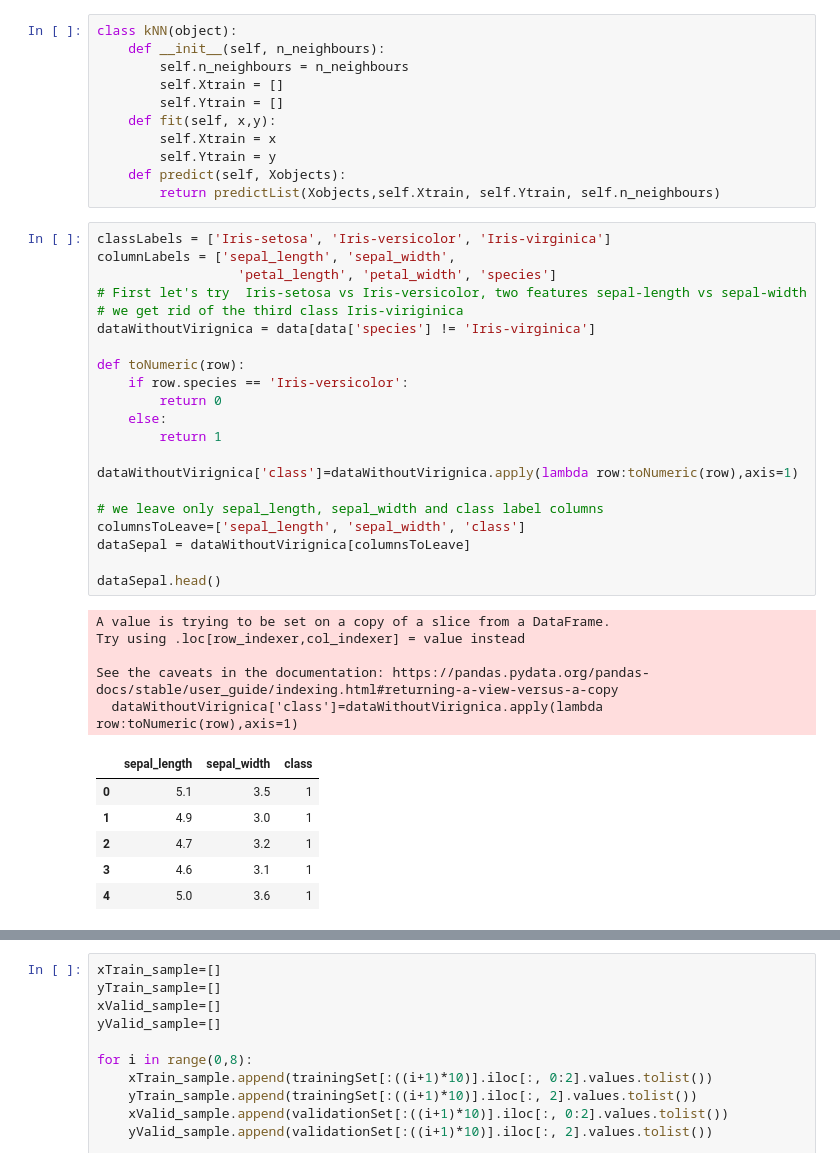
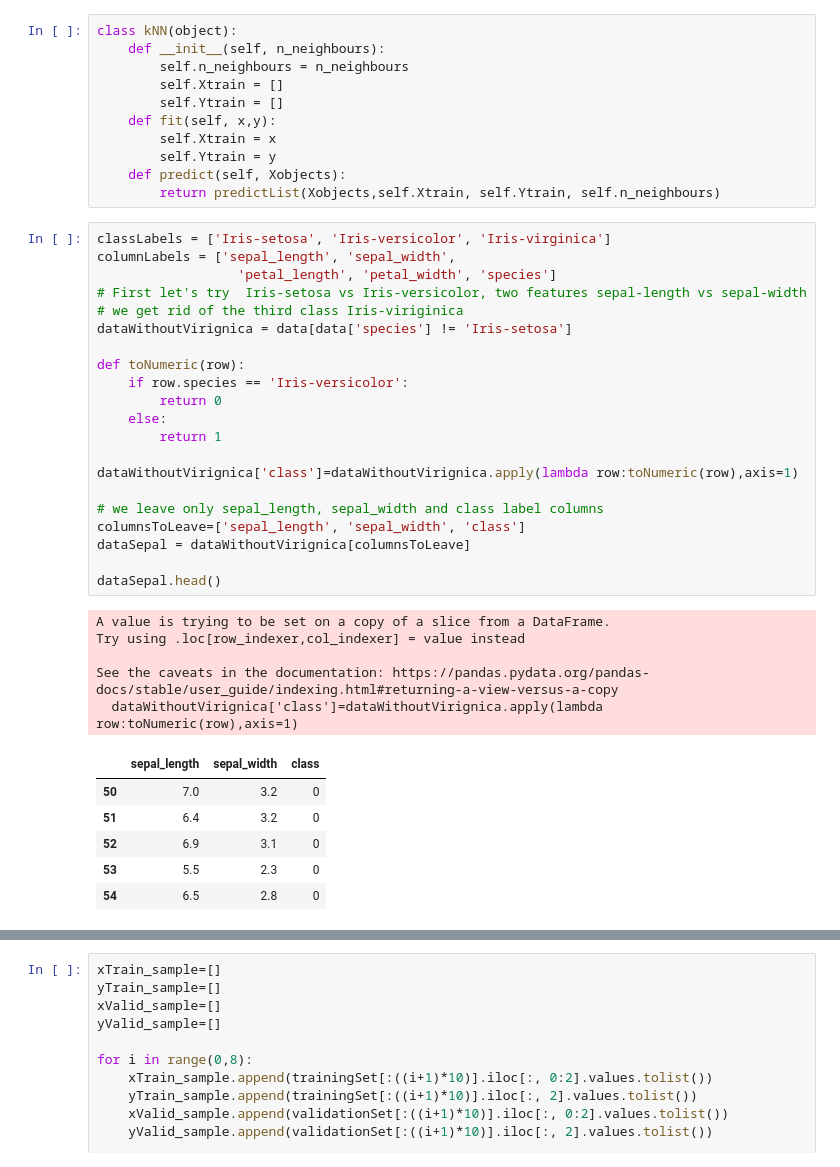
Before and after one commit to kmiec96/Modern-data-science, a Jupyter notebook: ML2021_set1.ipynb, the cells around one changed output, grey strips where cells are left out. Saved outputs shown, nothing was run; the diff lists cells and outputs as text.

```diff
--- a/ML2021_set1.ipynb
+++ b/ML2021_set1.ipynb
@@ -256,36 +256,36 @@ class kNN(object):
 # %%
 classLabels = ['Iris-setosa', 'Iris-versicolor', 'Iris-virginica']
 columnLabels = ['sepal_length', 'sepal_width',
                   'petal_length', 'petal_width', 'species']
 # First let's try  Iris-setosa vs Iris-versicolor, two features sepal-length vs sepal-width
 # we get rid of the third class Iris-viriginica
-dataWithoutVirignica = data[data['species'] != 'Iris-virginica']
+dataWithoutVirignica = data[data['species'] != 'Iris-setosa']
 
 def toNumeric(row):
     if row.species == 'Iris-versicolor':
         return 0
     else:
         return 1
 
 dataWithoutVirignica['class']=dataWithoutVirignica.apply(lambda row:toNumeric(row),axis=1)
 
 # we leave only sepal_length, sepal_width and class label columns
 columnsToLeave=['sepal_length', 'sepal_width', 'class']
 dataSepal = dataWithoutVirignica[columnsToLeave]
 
 dataSepal.head()
 # %% [output]
 A value is trying to be set on a copy of a slice from a DataFrame.
 Try using .loc[row_indexer,col_indexer] = value instead
 
 See the caveats in the documentation: https://pandas.pydata.org/pandas-docs/stable/user_guide/indexing.html#returning-a-view-versus-a-copy
   dataWithoutVirignica['class']=dataWithoutVirignica.apply(lambda row:toNumeric(row),axis=1)
 |  | sepal_length | sepal_width | class |
-| 0 | 5.1 | 3.5 | 1 |
-| 1 | 4.9 | 3.0 | 1 |
-| 2 | 4.7 | 3.2 | 1 |
-| 3 | 4.6 | 3.1 | 1 |
-| 4 | 5.0 | 3.6 | 1 |
+| 50 | 7.0 | 3.2 | 0 |
+| 51 | 6.4 | 3.2 | 0 |
+| 52 | 6.9 | 3.1 | 0 |
+| 53 | 5.5 | 2.3 | 0 |
+| 54 | 6.5 | 2.8 | 0 |
 # %%
 fraction = 0.8
 # we  divide the content into the training and validation set
```
Also changed, not shown: parts of 36 cells of this notebook, 1 other file.
